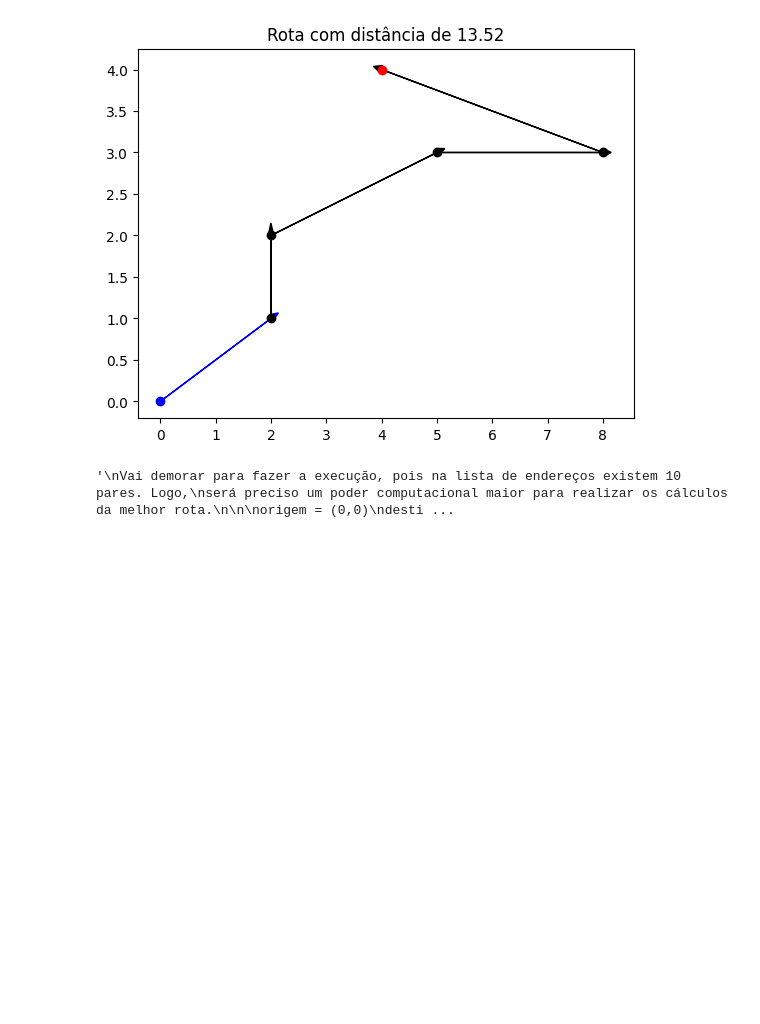
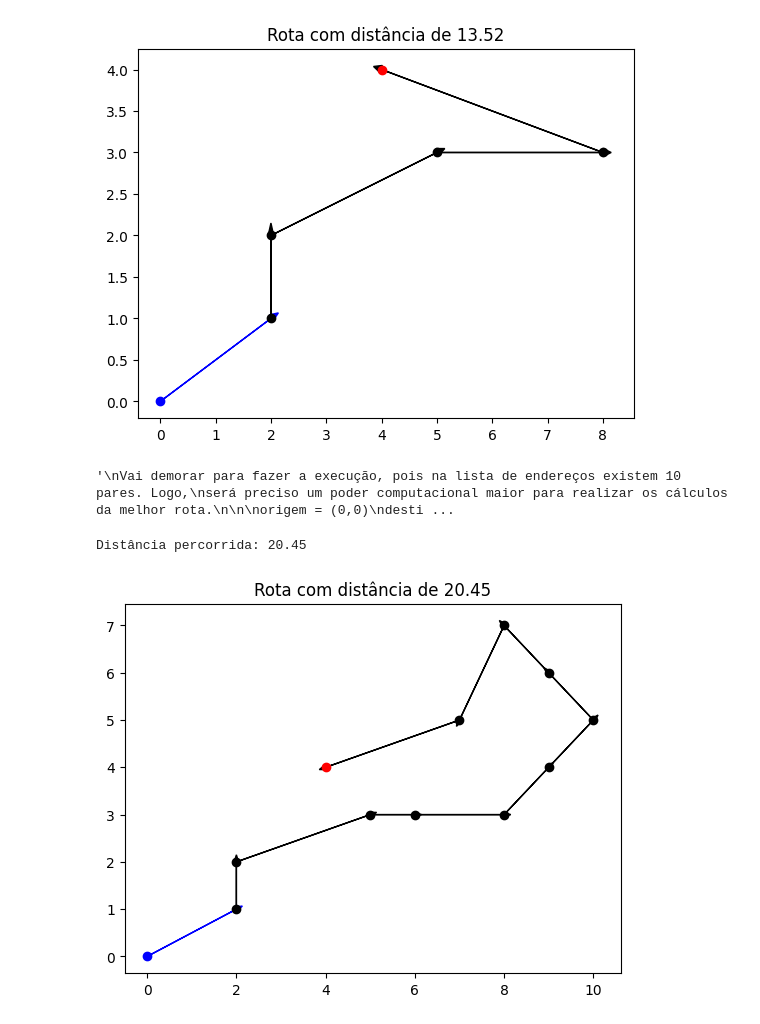
Before and after one commit to gustavol3ma/PO, a Jupyter notebook: P_O(aula).ipynb, the cells around one changed output. Saved outputs shown, nothing was run; the diff lists cells and outputs as text; code cells hidden in the pictures; blank space fills up the shorter version.

```diff
--- a/P_O(aula).ipynb
+++ b/P_O(aula).ipynb
@@ -132,0 +138,45 @@ desenhar_rota(menor_rota)
+# %%
+def vizinho_mais_proximo(origem,destino,enderecos):
+
+  ponto_atual = origem
+  enderecos_restantes = enderecos.copy()
+
+  distancia_percorrida = 0
+  menor_rota = [ponto_atual]
+
+
+  while enderecos_restantes:
+
+    #Encontrar o ponto mais prox. do ponto atual
+    menor_distancia = float('inf')
+    ponto_mais_proximo = None
+    for endereco in enderecos_restantes:
+      distancia = distancia_euclidiana(ponto_atual,endereco)
+      if distancia < menor_distancia:
+        menor_distancia = distancia
+        ponto_mais_proximo = endereco
+
+    #Remover esse ponto da lista de enderecos
+    enderecos_restantes.remove(ponto_mais_proximo)
+    #Adicionar esse ponto na menor rota
+    menor_rota.append(ponto_mais_proximo )
+    #Atualizar a distância percorrida
+    distancia_percorrida = distancia_percorrida + menor_distancia
+    #Atualizar ponto atual
+    ponto_atual = ponto_mais_proximo
+
+  menor_rota.append(destino)
+  distancia_percorrida = distancia_percorrida + distancia_euclidiana(ponto_atual,endereco)
+
+  return menor_rota,distancia_percorrida
+# %%
+origem1= (0,0)
+destino1 =(4,4)
+
+enderecos1 = [(2,2),(2,1),(5,3),(8,3),(10,5),(9,4),(8,7),(6,3),(9,6),(7,5)]
+
+menor_rota , menor_distancia = vizinho_mais_proximo(origem1,destino1,enderecos1)
+desenhar_rota(menor_rota)
+# %% [output]
+Distância percorrida: 20.45
+[figure, added]
```
Also changed, not shown: parts of 1 cell of this notebook.
